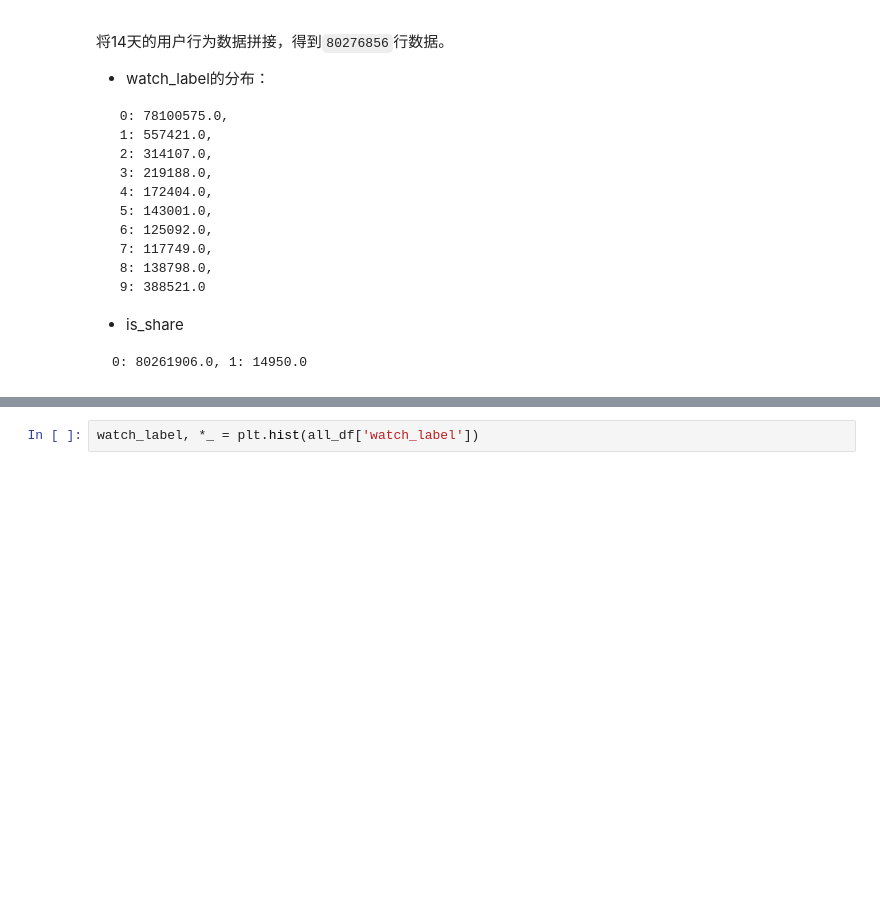
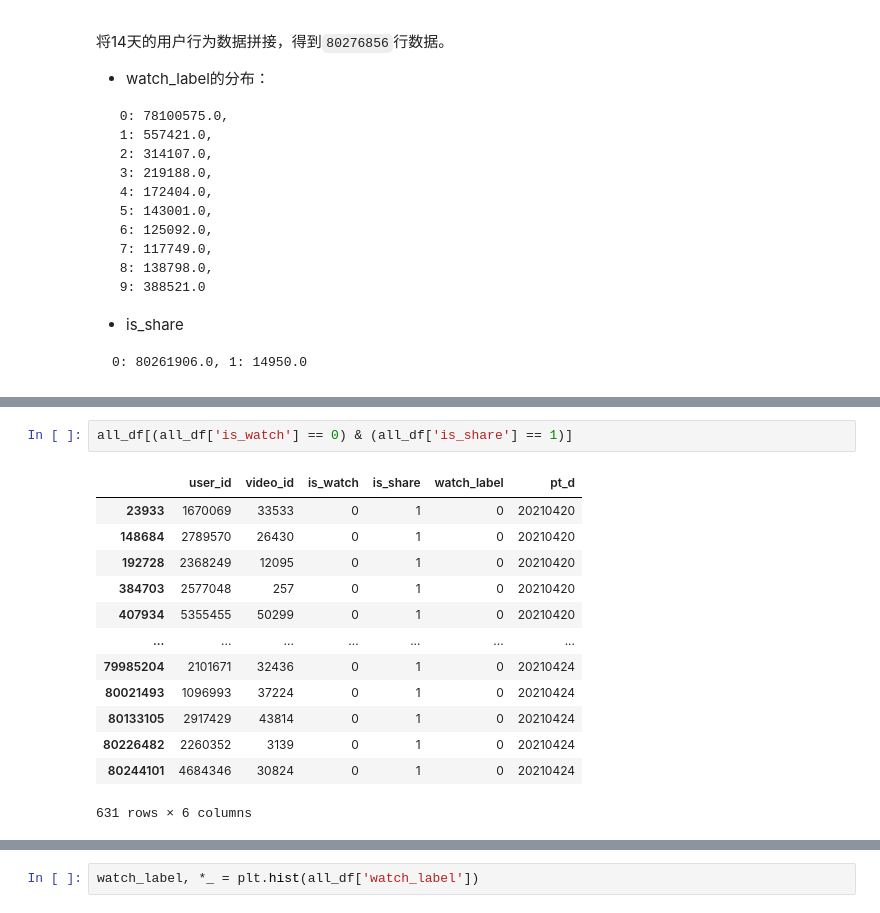
Before and after one commit to GZYZG/2021-digix-recommendation, a Jupyter notebook: explore-data.ipynb, the cells around one changed output, grey strips where cells are left out. Drawn from its saved outputs; the diff is of its cells as text; blank space fills up the shorter version.

```diff
--- a/explore-data.ipynb
+++ b/explore-data.ipynb
@@ -976,3 +999,19 @@ all history data read ...
+# %%
+all_df[(all_df['is_watch'] == 0) & (all_df['is_share'] == 1)]
+# %% [output]
+|  | user_id | video_id | is_watch | is_share | watch_label | pt_d |
+| 23933 | 1670069 | 33533 | 0 | 1 | 0 | 20210420 |
+| 148684 | 2789570 | 26430 | 0 | 1 | 0 | 20210420 |
+| 192728 | 2368249 | 12095 | 0 | 1 | 0 | 20210420 |
+| 384703 | 2577048 | 257 | 0 | 1 | 0 | 20210420 |
+| 407934 | 5355455 | 50299 | 0 | 1 | 0 | 20210420 |
+| ... | ... | ... | ... | ... | ... | ... |
+| 79985204 | 2101671 | 32436 | 0 | 1 | 0 | 20210424 |
+| 80021493 | 1096993 | 37224 | 0 | 1 | 0 | 20210424 |
+| 80133105 | 2917429 | 43814 | 0 | 1 | 0 | 20210424 |
+| 80226482 | 2260352 | 3139 | 0 | 1 | 0 | 20210424 |
+| 80244101 | 4684346 | 30824 | 0 | 1 | 0 | 20210424 |
+631 rows × 6 columns
 # %%
 all_df.info()
 # %% [output]
```
Also changed, not shown: parts of 33 cells of this notebook, 11 other files.
